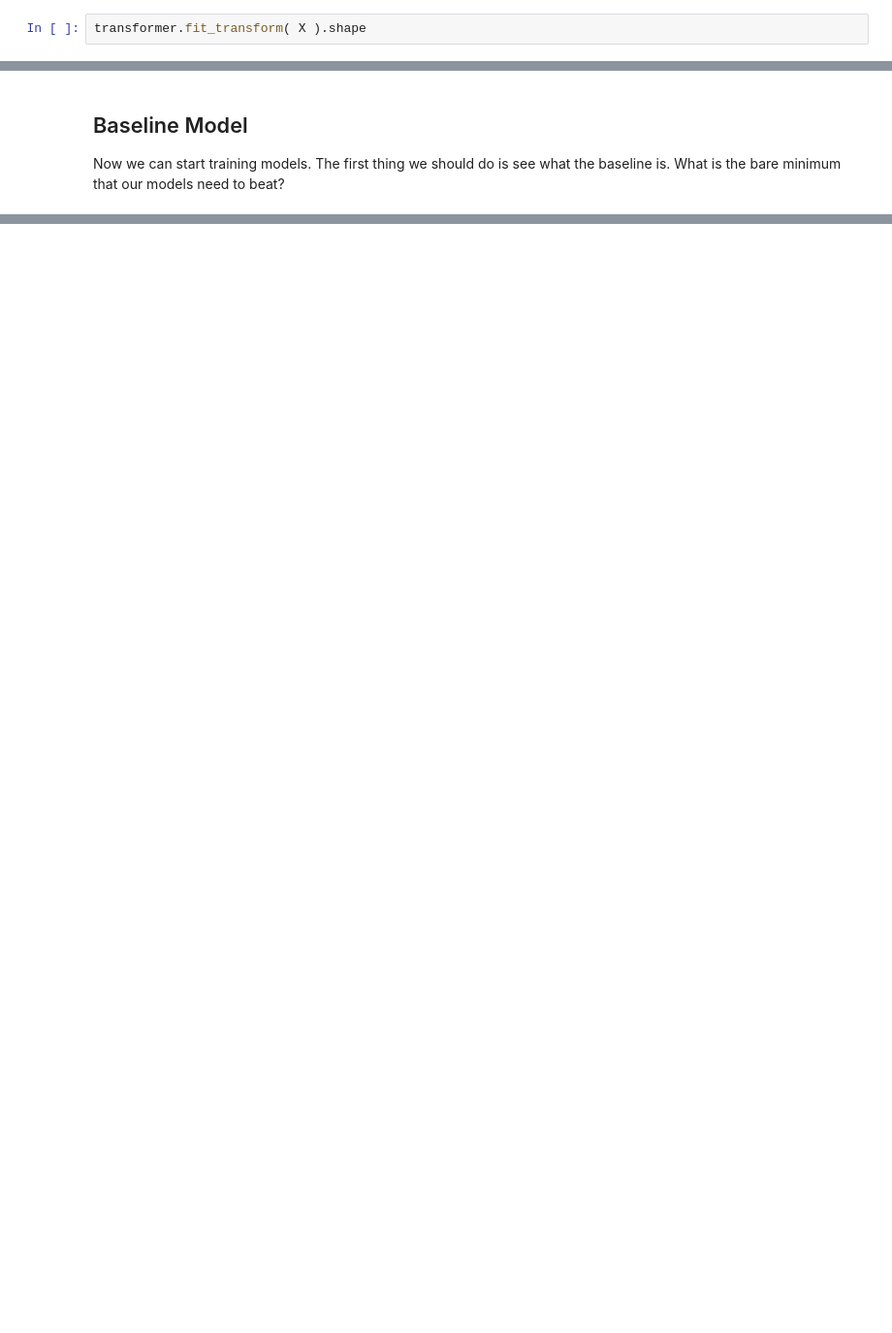
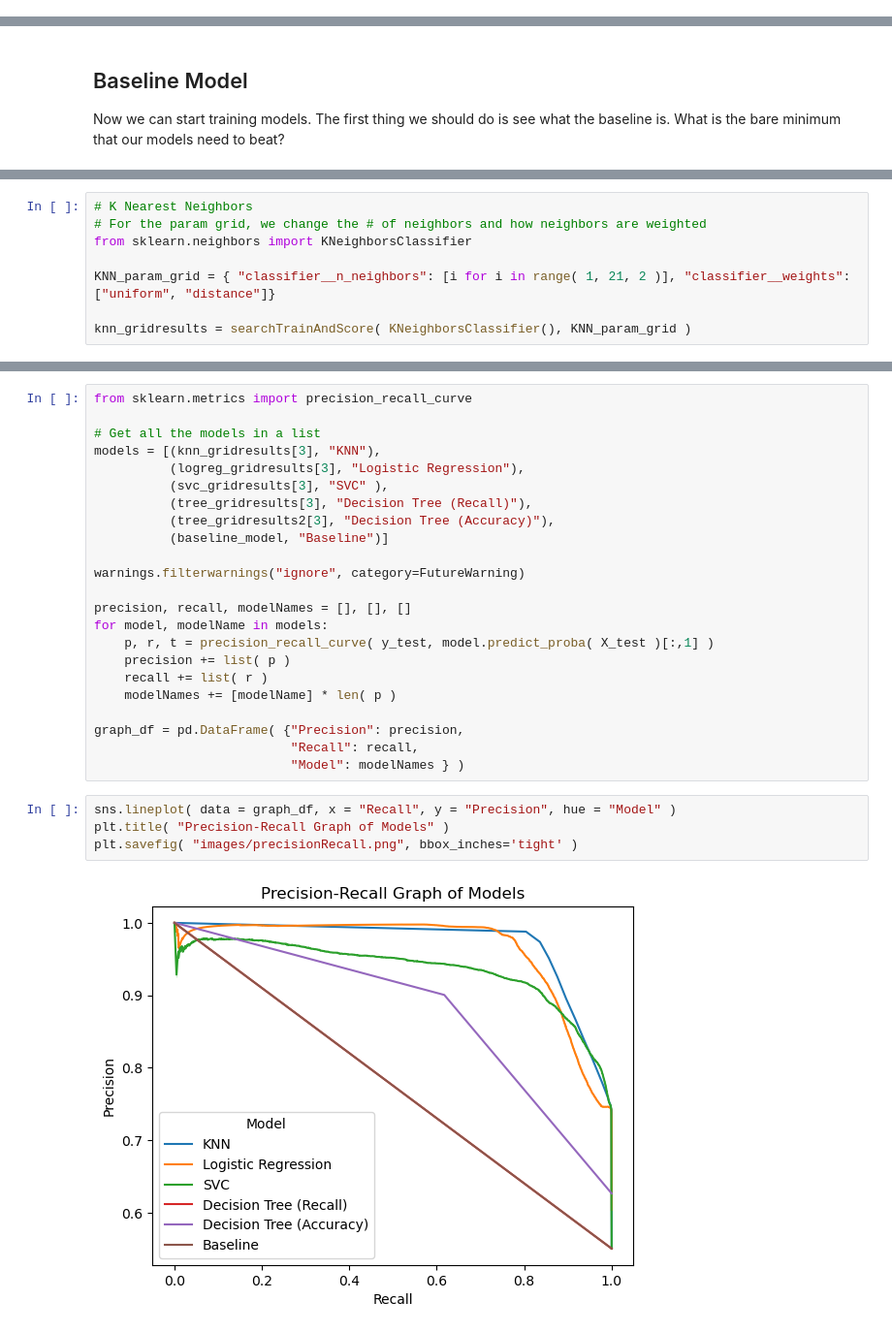
Before and after one commit to DKW2/Cybersecurity-Attacks-Analysis, a Jupyter notebook: Cybersecurity Attacks Analysis.ipynb, the cells around one changed output, grey strips where cells are left out. Shown at 97% size. Saved outputs shown, nothing was run; the diff lists cells and outputs as text; blank space fills up the shorter version.

```diff
--- a/Cybersecurity Attacks Analysis.ipynb
+++ b/Cybersecurity Attacks Analysis.ipynb
@@ -609,2 +272,0 @@ transformer = make_column_transformer(
-# %%
-transformer.fit_transform( X ).shape
@@ -648,0 +414,8 @@ For our first attempt at training models, we will be using K-Nearest Neighbors,
+# %%
+# K Nearest Neighbors
+# For the param grid, we change the # of neighbors and how neighbors are weighted
+from sklearn.neighbors import KNeighborsClassifier
+
+KNN_param_grid = { "classifier__n_neighbors": [i for i in range( 1, 21, 2 )], "classifier__weights": ["uniform", "distance"]}
+
+knn_gridresults = searchTrainAndScore( KNeighborsClassifier(), KNN_param_grid )
@@ -648,0 +539,29 @@ For our first attempt at training models, we will be using K-Nearest Neighbors,
+# %%
+from sklearn.metrics import precision_recall_curve
+
+# Get all the models in a list
+models = [(knn_gridresults[3], "KNN"),
+          (logreg_gridresults[3], "Logistic Regression"),
+          (svc_gridresults[3], "SVC" ),
+          (tree_gridresults[3], "Decision Tree (Recall)"),
+          (tree_gridresults2[3], "Decision Tree (Accuracy)"),
+          (baseline_model, "Baseline")]
+
+warnings.filterwarnings("ignore", category=FutureWarning)
+
+precision, recall, modelNames = [], [], []
+for model, modelName in models:
+    p, r, t = precision_recall_curve( y_test, model.predict_proba( X_test )[:,1] )
+    precision += list( p )
+    recall += list( r )
+    modelNames += [modelName] * len( p )
+
+graph_df = pd.DataFrame( {"Precision": precision,
+                          "Recall": recall,
+                          "Model": modelNames } )
+# %%
+sns.lineplot( data = graph_df, x = "Recall", y = "Precision", hue = "Model" )
+plt.title( "Precision-Recall Graph of Models" )
+plt.savefig( "images/precisionRecall.png", bbox_inches='tight' )
+# %% [output]
+[figure, added]
```
Also changed, not shown: parts of 174 cells of this notebook, 5 other files.
